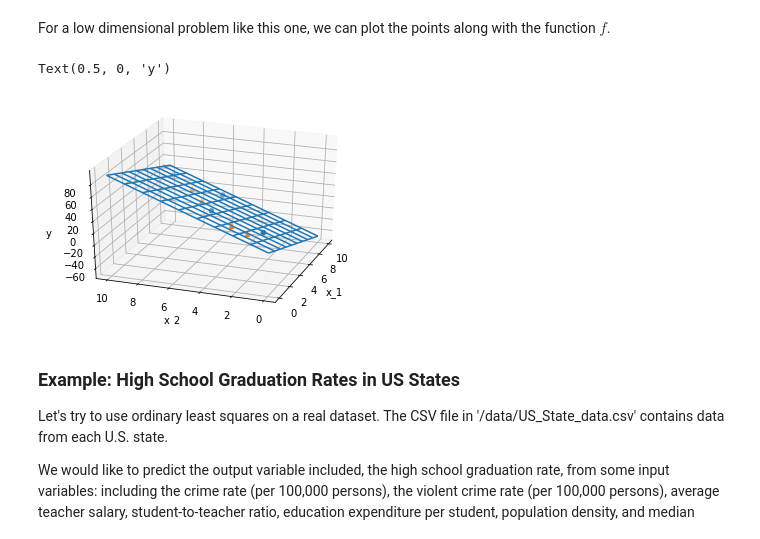
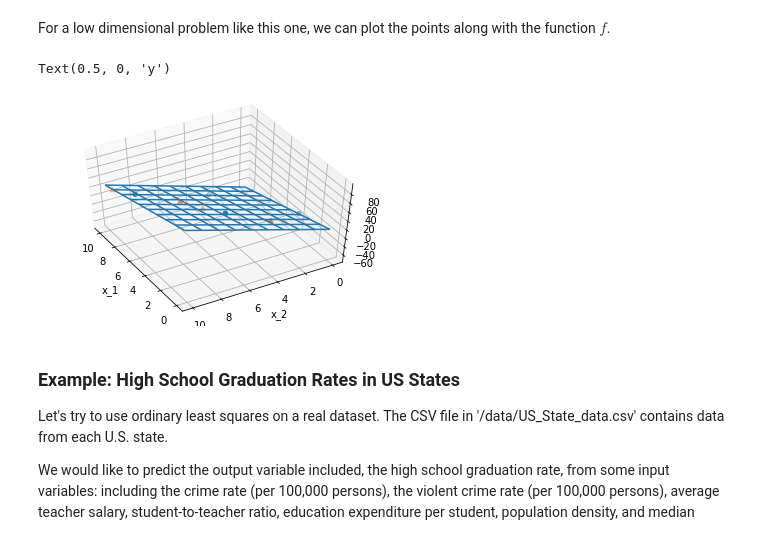
Before and after one commit to rtwhite1546/Fall-2020-Neural-Networks, a Jupyter notebook: Week-2/Week2-Regression-GradientDescent.ipynb, the cells around one changed output. Cells and saved outputs as stored; diff of their text form; code cells hidden in the pictures.

```diff
--- a/Week-2/Week2-Regression-GradientDescent.ipynb
+++ b/Week-2/Week2-Regression-GradientDescent.ipynb
@@ -313,35 +331,35 @@ n = 100
 x1 = testX[:,0]
 x2 = testX[:,1]
 y = testY
 ax.scatter(x1, x2, y, marker = 'o')
 
 # scatter plot of the training data
 x1 = trainX[:,0]
 x2 = trainX[:,1]
 y = trainY
 ax.scatter(x1, x2, y, marker = '^')
 
 # plot the plane we fit to the data
 beta = model.beta
 
 # surface plot
 x1 = np.linspace(0,10,10)
 x2 = np.linspace(0,10,10)
 
 X1, X2 = np.meshgrid(x1,x2)
 #Y = beta[0]*X1 + beta[1]*X2
 Y = beta[0] + beta[1]*X1 + beta[2]*X2
 
 surf = ax.plot_wireframe(X1, X2, Y)
-ax.view_init(30, 200)
+ax.view_init(50, 150)
 
 # add axis labels
 ax.set_xlabel('x_1')
 ax.set_ylabel('x_2')
 ax.set_zlabel('y')
 # %% [output]
 Text(0.5, 0, 'y')
-[figure, old version]
+[figure, new version]
 # %% [markdown]
 ### Example: High School Graduation Rates in US States
 
```
Also changed, not shown: parts of 19 cells of this notebook.
